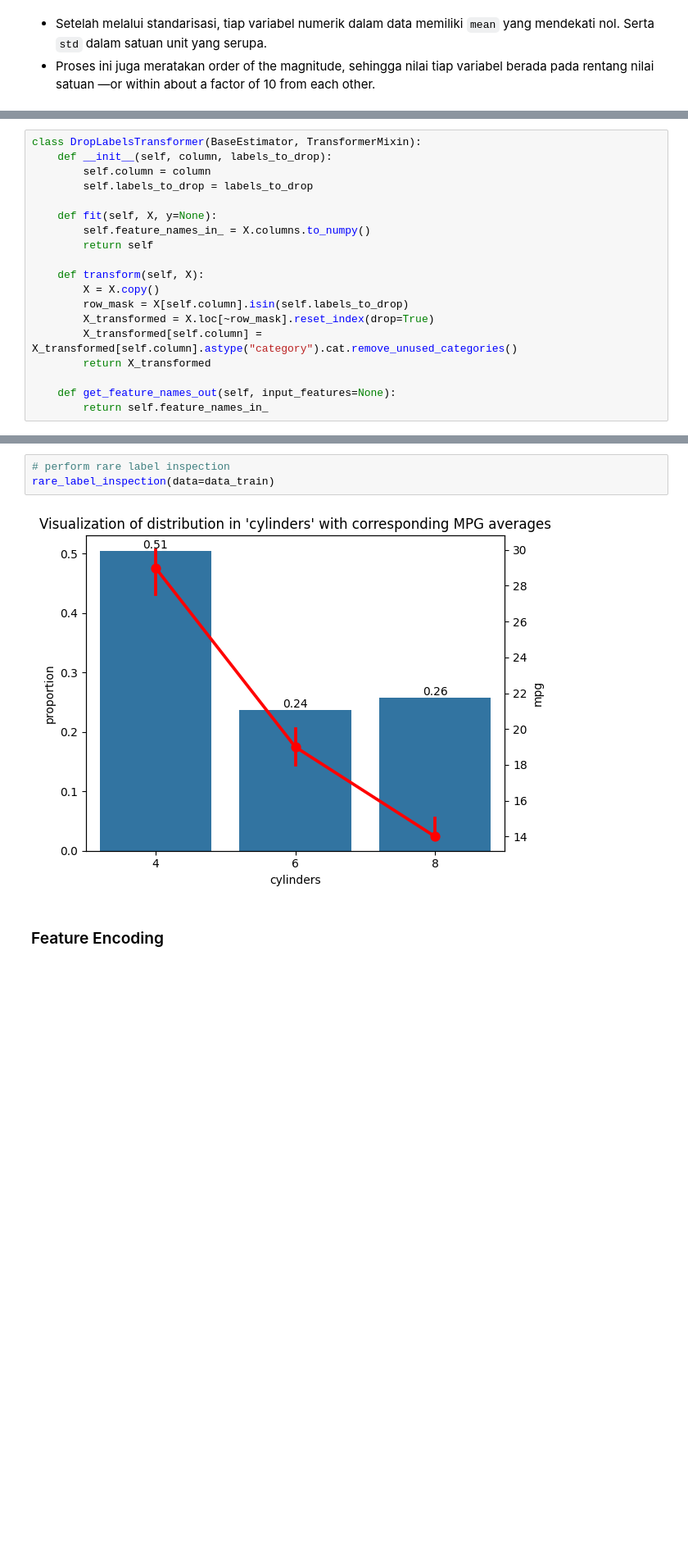
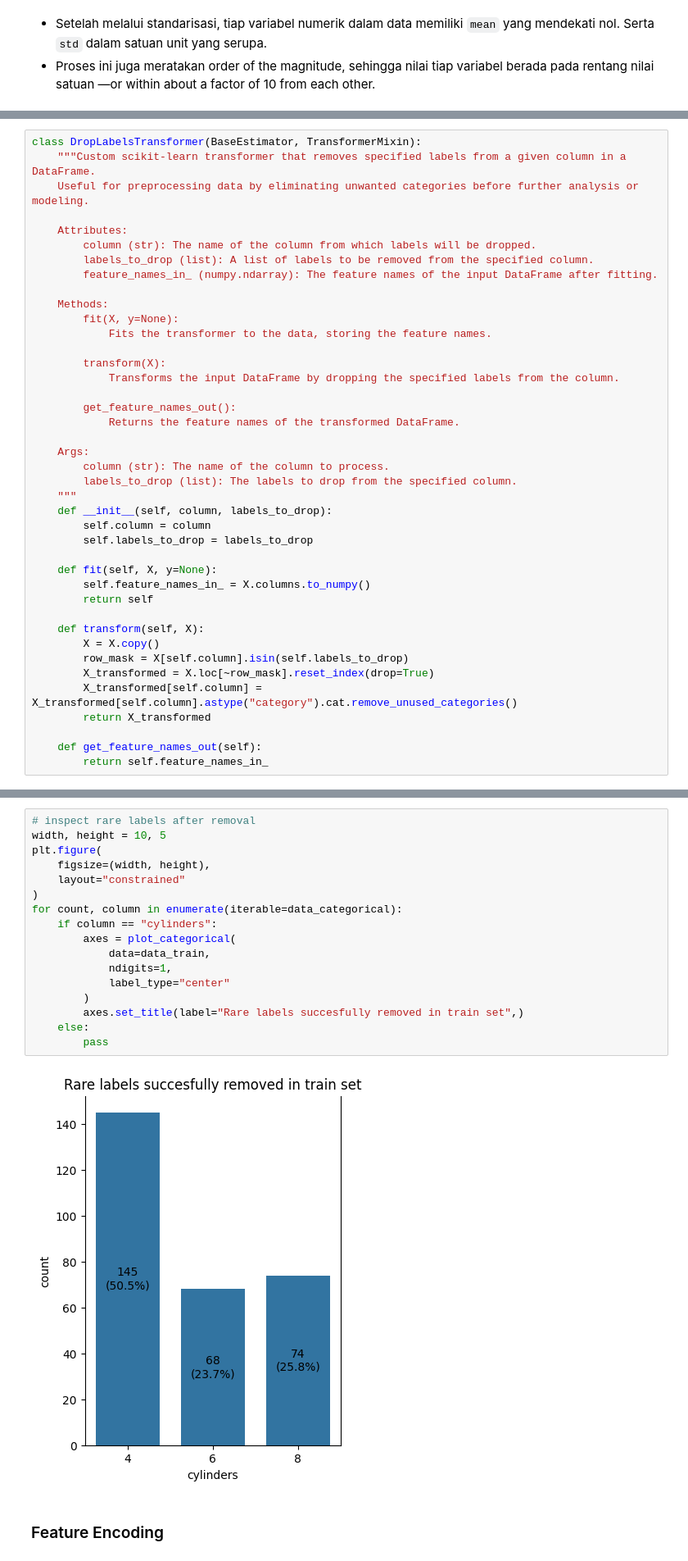
Before and after one commit to garudapaksi-yusuf/Auto_MPG_Prediction, a Jupyter notebook: notebook/notebook.ipynb, the cells around one changed output, grey strips where cells are left out. Shown at 82% size. Drawn from its saved outputs; the diff is of its cells as text; blank space fills up the shorter version.

```diff
--- a/notebook/notebook.ipynb
+++ b/notebook/notebook.ipynb
@@ -677,5 +663,27 @@ data_train_numerical.describe()
 # %%
 class DropLabelsTransformer(BaseEstimator, TransformerMixin):
+    """Custom scikit-learn transformer that removes specified labels from a given column in a DataFrame.
+    Useful for preprocessing data by eliminating unwanted categories before further analysis or modeling.
+
+    Attributes:
+        column (str): The name of the column from which labels will be dropped.
+        labels_to_drop (list): A list of labels to be removed from the specified column.
+        feature_names_in_ (numpy.ndarray): The feature names of the input DataFrame after fitting.
+
+    Methods:
+        fit(X, y=None):
+            Fits the transformer to the data, storing the feature names.
+
+        transform(X):
+            Transforms the input DataFrame by dropping the specified labels from the column.
+
+        get_feature_names_out():
+            Returns the feature names of the transformed DataFrame.
+
+    Args:
+        column (str): The name of the column to process.
+        labels_to_drop (list): The labels to drop from the specified column.
+    """
     def __init__(self, column, labels_to_drop):
         self.column = column
         self.labels_to_drop = labels_to_drop
@@ -691,6 +699,6 @@ class DropLabelsTransformer(BaseEstimator, TransformerMixin):
         X_transformed[self.column] = X_transformed[self.column].astype("category").cat.remove_unused_categories()
         return X_transformed
 
-    def get_feature_names_out(self, input_features=None):
+    def get_feature_names_out(self):
         return self.feature_names_in_
 # %%
@@ -702,10 +710,24 @@ drop_labels_transformer = DropLabelsTransformer(
 data_train = drop_labels_transformer.fit_transform(X=data_train)
 data_test = drop_labels_transformer.transform(X=data_test)
 # %%
-# perform rare label inspection
-rare_label_inspection(data=data_train)
+# inspect rare labels after removal
+width, height = 10, 5
+plt.figure(
+    figsize=(width, height),
+    layout="constrained"
+)
+for count, column in enumerate(iterable=data_categorical):
+    if column == "cylinders":
+        axes = plot_categorical(
+            data=data_train,
+            ndigits=1,
+            label_type="center"
+        )
+        axes.set_title(label="Rare labels succesfully removed in train set",)
+    else:
+        pass
 # %% [output]
-[figure, old version]
+[figure, new version]
 # %% [markdown]
 ### Feature Encoding
 # %%
```
Also changed, not shown: parts of 7 cells of this notebook.
